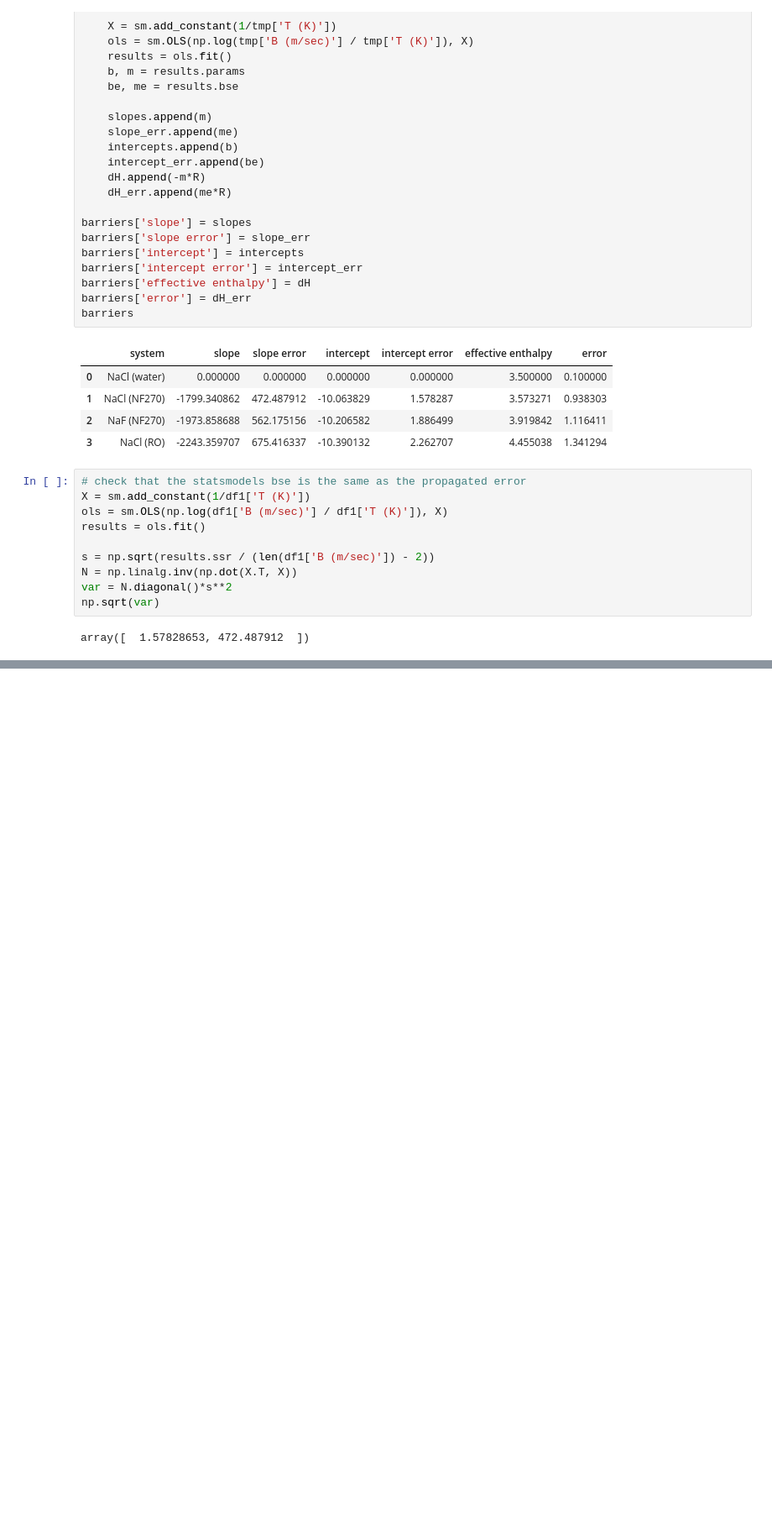
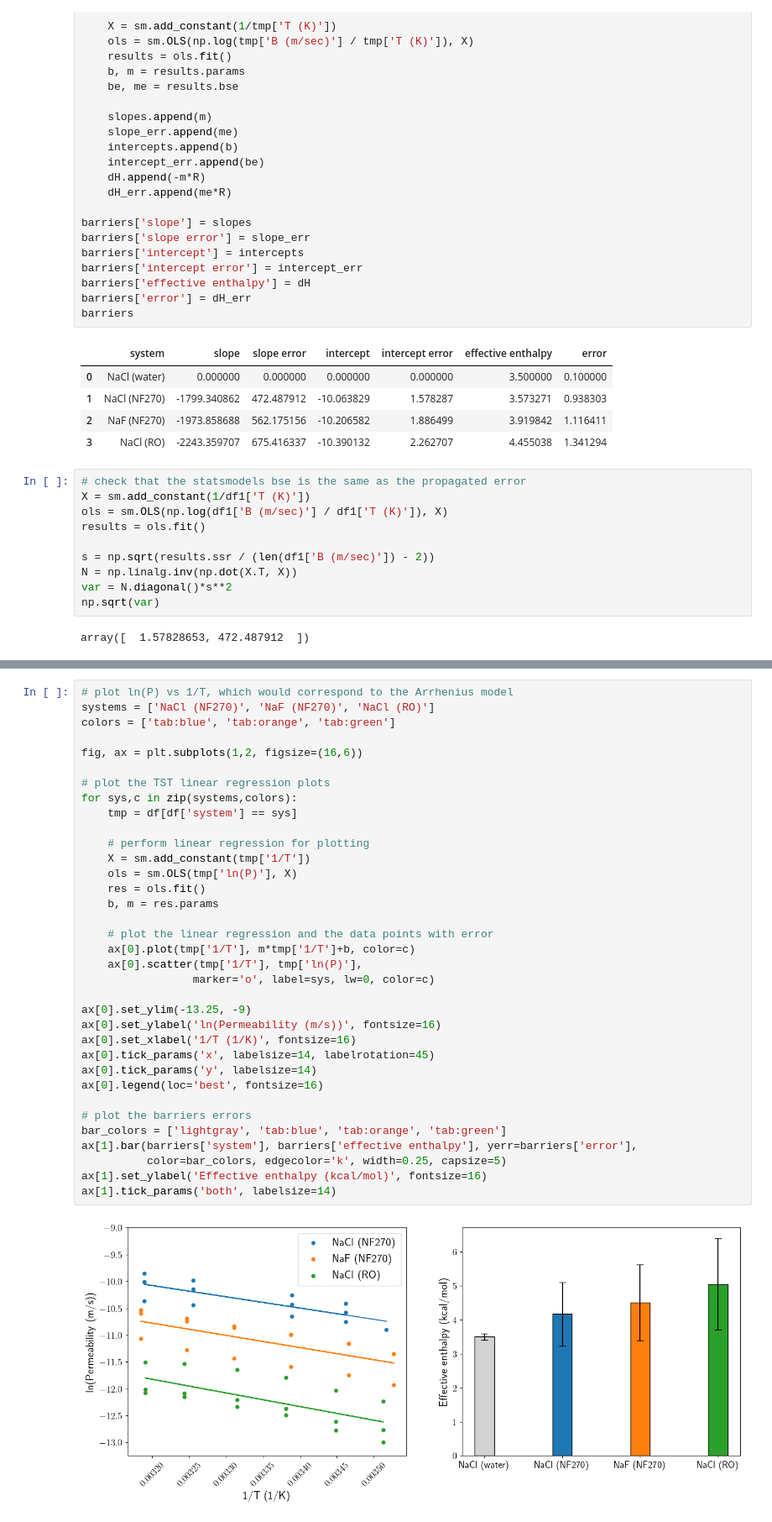
Before and after one commit to schwinns/eyring_model, a Jupyter notebook: experimental_barriers.ipynb, the cells around one changed output, grey strips where cells are left out. Shown at 84% size. Drawn from its saved outputs; the diff is of its cells as text; blank space fills up the shorter version.

```diff
--- a/experimental_barriers.ipynb
+++ b/experimental_barriers.ipynb
@@ -217,0 +309,37 @@ fig.savefig('figs/experimental_data.png')
+# %%
+# plot ln(P) vs 1/T, which would correspond to the Arrhenius model
+systems = ['NaCl (NF270)', 'NaF (NF270)', 'NaCl (RO)']
+colors = ['tab:blue', 'tab:orange', 'tab:green']
+
+fig, ax = plt.subplots(1,2, figsize=(16,6))
+
+# plot the TST linear regression plots
+for sys,c in zip(systems,colors):
+    tmp = df[df['system'] == sys]
+
+    # perform linear regression for plotting
+    X = sm.add_constant(tmp['1/T'])
+    ols = sm.OLS(tmp['ln(P)'], X)
+    res = ols.fit()
+    b, m = res.params
+
+    # plot the linear regression and the data points with error
+    ax[0].plot(tmp['1/T'], m*tmp['1/T']+b, color=c)
+    ax[0].scatter(tmp['1/T'], tmp['ln(P)'],
+                 marker='o', label=sys, lw=0, color=c)
+
+ax[0].set_ylim(-13.25, -9)
+ax[0].set_ylabel('ln(Permeability (m/s))', fontsize=16)
+ax[0].set_xlabel('1/T (1/K)', fontsize=16)
+ax[0].tick_params('x', labelsize=14, labelrotation=45)
+ax[0].tick_params('y', labelsize=14)
+ax[0].legend(loc='best', fontsize=16)
+
+# plot the barriers errors
+bar_colors = ['lightgray', 'tab:blue', 'tab:orange', 'tab:green']
+ax[1].bar(barriers['system'], barriers['effective enthalpy'], yerr=barriers['error'],
+          color=bar_colors, edgecolor='k', width=0.25, capsize=5)
+ax[1].set_ylabel('Effective enthalpy (kcal/mol)', fontsize=16)
+ax[1].tick_params('both', labelsize=14)
+# %% [output]
+[figure, added]
```
Also changed, not shown: parts of 6 cells of this notebook, 6 other files.
